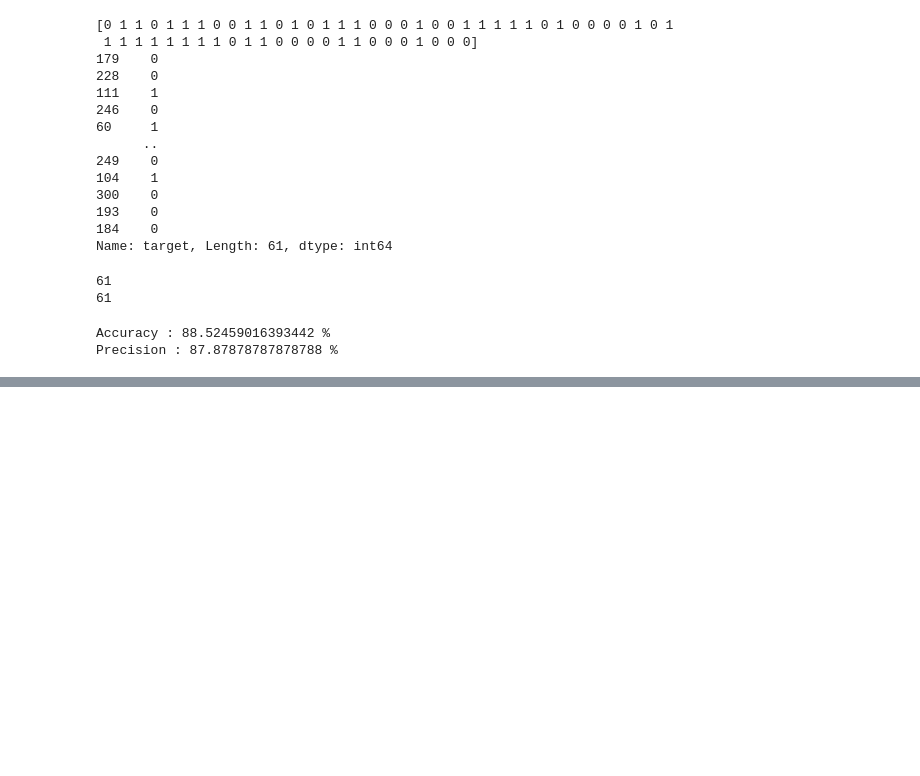
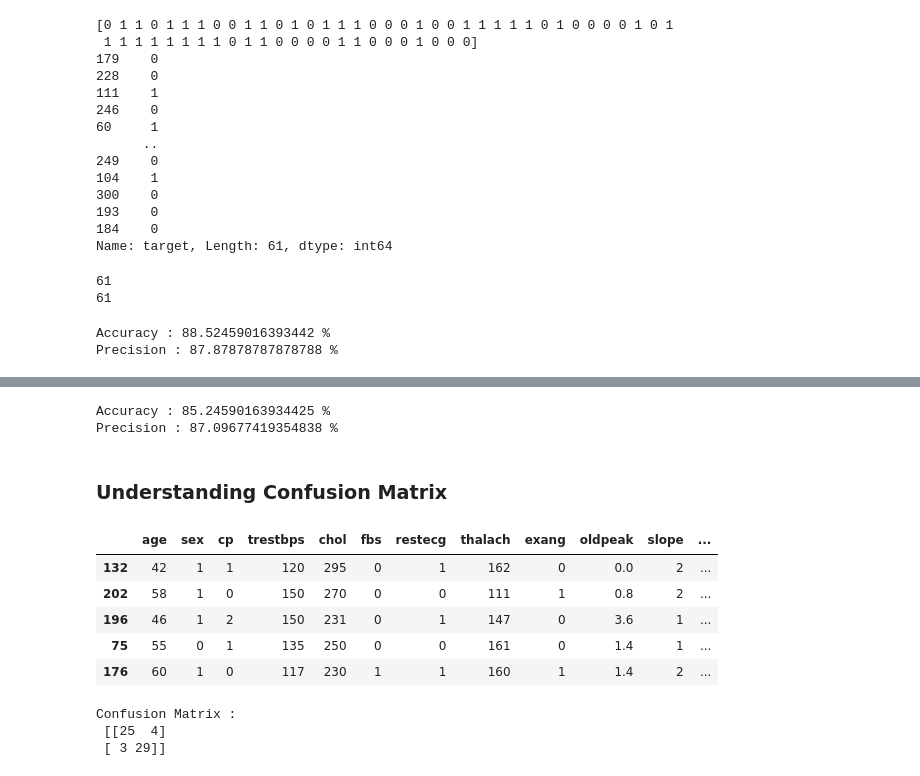
Before and after one commit to aarya-jadhav-s/Machine-Learning-Lab, a Jupyter notebook: Logistic-Regression/Logistic_Regression.ipynb, the cells around one changed output, grey strips where cells are left out. Saved outputs shown, nothing was run; the diff lists cells and outputs as text; code cells hidden in the pictures; blank space fills up the shorter version.

Commit message:
Modified Logistic Regression Code

```diff
--- a/Logistic-Regression/Logistic_Regression.ipynb
+++ b/Logistic-Regression/Logistic_Regression.ipynb
@@ -158,0 +199,41 @@ Precision : 87.87878787878788 %
+# %%
+print(f"Accuracy : {accuracy_score(y_test, y_pred) * 100} %")
+print(f"Precision : {precision_score(y_test, y_pred) * 100} %")
+# %% [output]
+Accuracy : 85.24590163934425 %
+Precision : 87.09677419354838 %
+# %% [markdown]
+### Understanding Confusion Matrix
+# %%
+# Do for the result w/o Scaling
+# Data
+X = heart_data.drop("target", axis = 1)
+y = heart_data["target"]
+
+X_train, X_test, y_train, y_test = train_test_split(X, y, test_size = 0.2, random_state = 42)
+
+model = LogisticRegression(max_iter = 10000)
+model.fit(X_train, y_train)
+
+y_pred = model.predict(X_test)
+# %%
+X_train.head()
+# %% [output]
+|  | age | sex | cp | trestbps | chol | fbs | restecg | thalach | exang | oldpeak | slope | ... |
+| 132 | 42 | 1 | 1 | 120 | 295 | 0 | 1 | 162 | 0 | 0.0 | 2 | ... |
+| 202 | 58 | 1 | 0 | 150 | 270 | 0 | 0 | 111 | 1 | 0.8 | 2 | ... |
+| 196 | 46 | 1 | 2 | 150 | 231 | 0 | 1 | 147 | 0 | 3.6 | 1 | ... |
+| 75 | 55 | 0 | 1 | 135 | 250 | 0 | 0 | 161 | 0 | 1.4 | 1 | ... |
+| 176 | 60 | 1 | 0 | 117 | 230 | 1 | 1 | 160 | 1 | 1.4 | 2 | ... |
+# %%
+# Confusion Matrix
+from sklearn.metrics import confusion_matrix
+cm = confusion_matrix(y_test, y_pred)
+print("Confusion Matrix : \n", cm)
+
+# Result -> TN:25, FP:4, FN:3, TP:29
+# FP -> Type 1 Error, FN -> Type 2 Error
+# %% [output]
+Confusion Matrix :
+ [[25  4]
+ [ 3 29]]
```
Also changed, not shown: parts of 12 cells of this notebook.
